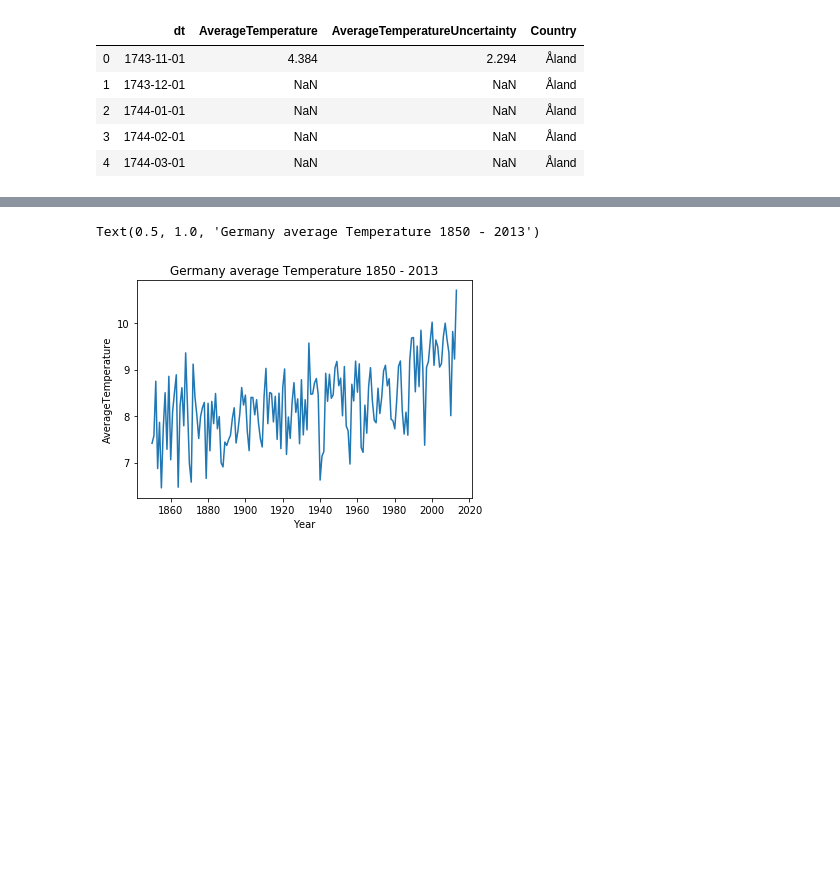
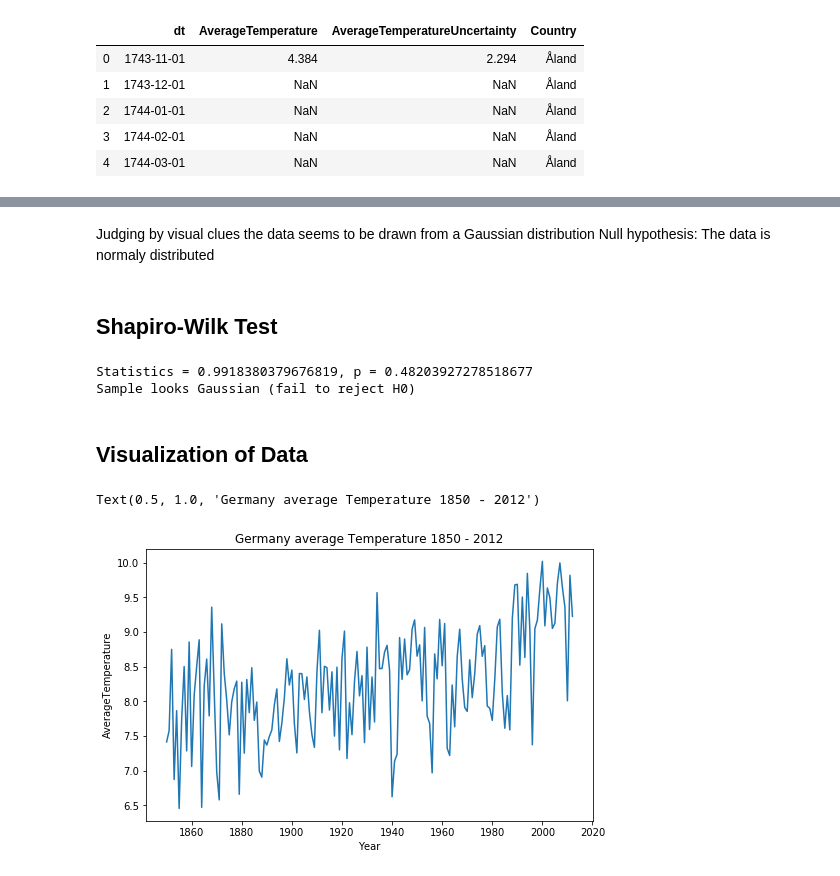
Before and after one commit to darkD3mon/climate-change-htw-2019, a Jupyter notebook: Deskriptiv_Germany.ipynb, the cells around one changed output, grey strips where cells are left out. Saved outputs shown, nothing was run; the diff lists cells and outputs as text; code cells hidden in the pictures; blank space fills up the shorter version.

Commit message:
Shapiro-Wilks Test...
...um festzustellen, ob die Daten normalverteilt sind.

```diff
--- a/Deskriptiv_Germany.ipynb
+++ b/Deskriptiv_Germany.ipynb
@@ -64,4 +62,7 @@ def season(date):
 
 gltbc_ger['Season'] = gltbc_ger['dt'].apply(season)
 gltbc_ger['Year'] = gltbc_ger['dt'].apply(lambda x: x.year)
+# %%
+#Drop data before 1850 and after 2012 as too many filled up NaN-values created anomalies
+gltbc_ger = gltbc_ger[(gltbc_ger['Year'] > 1849) & (gltbc_ger['Year'] < 2013)].copy()
 # %% [markdown]
@@ -113,13 +132,34 @@ plt.tight_layout()
+# %% [markdown]
+Judging by visual clues the data seems to be drawn from a Gaussian distribution
+Null hypothesis: The data is normaly distributed
+# %% [markdown]
+## Shapiro-Wilk Test
+# %%
+#Applying the Shapiro-Wilk test
+stat, p = st.shapiro(gltbc_ger_byyear['AverageTemperature'])
+print('Statistics = {}, p = {}'.format(stat, p))
+
+#Interprete result
+#p <= alpha: reject H0, not normal.
+#p > alpha: fail to reject H0, normal.
+alpha = 0.05
+if p > alpha:
+    print('Sample looks Gaussian (fail to reject H0)')
+else:
+    print('Sample does not look Gaussian (reject H0)')
+# %% [output]
+Statistics = 0.9918380379676819, p = 0.48203927278518677
+Sample looks Gaussian (fail to reject H0)
+# %% [markdown]
+## Visualization of Data
 # %%
 #Temperature over time
-gltbc_ger_byyear = gltbc_ger.groupby(['Year']).mean()
-
-fig, axes = plt.subplots()
-axes.plot(gltbc_ger_byyear.loc[1850:2013]['AverageTemperature'])
+fig, axes = plt.subplots(figsize=(8,5))
+axes.plot(gltbc_ger_byyear['AverageTemperature'])
 axes.set_xlabel('Year')
 axes.set_ylabel('AverageTemperature')
-axes.set_title('Germany average Temperature 1850 - 2013')
+axes.set_title('Germany average Temperature 1850 - 2012')
 # %% [output]
-Text(0.5, 1.0, 'Germany average Temperature 1850 - 2013')
+Text(0.5, 1.0, 'Germany average Temperature 1850 - 2012')
-[figure, old version]
+[figure, new version]
 # %%
```
Also changed, not shown: parts of 15 cells of this notebook.
